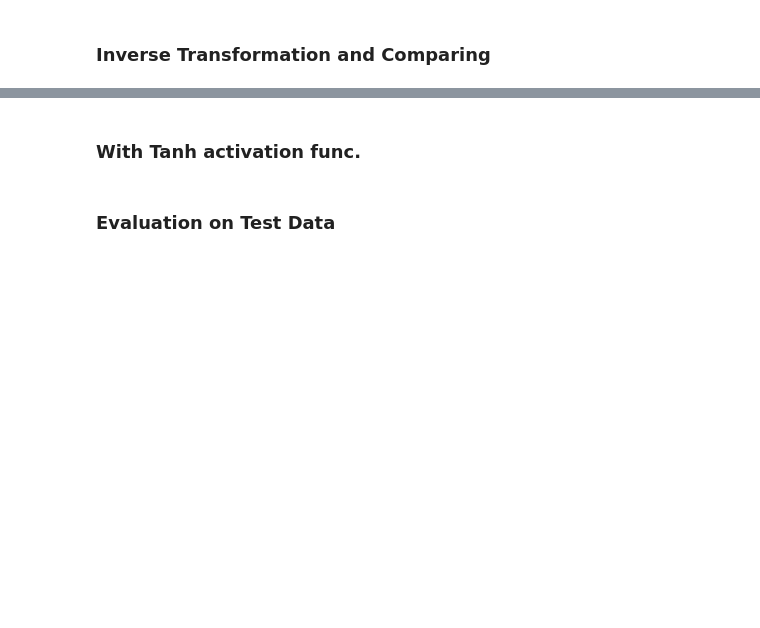
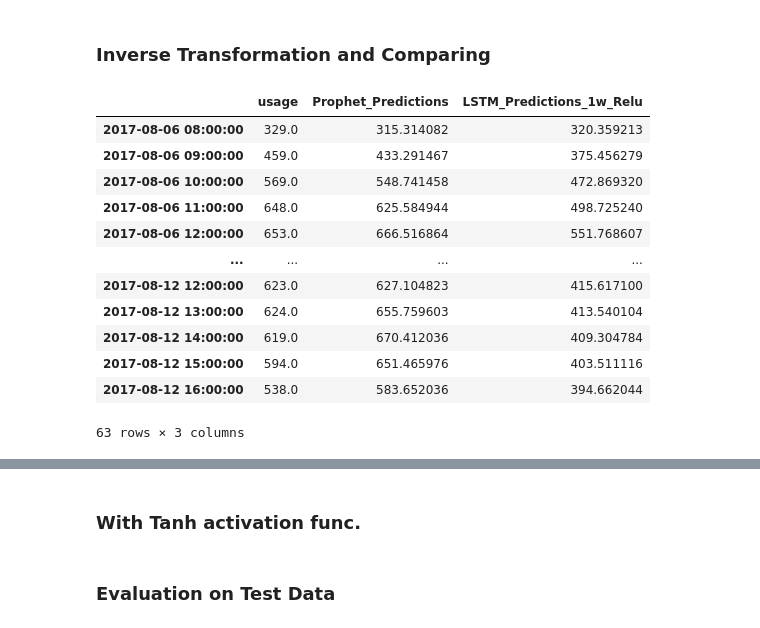
Before and after one commit to EmincanY/TimeSeriesModels-MunicipalityPredictions, a Jupyter notebook: Emincan_YILMAZ_interview.ipynb, the cells around one changed output, grey strips where cells are left out. Drawn from its saved outputs; the diff is of its cells as text; code cells hidden in the pictures; blank space fills up the shorter version.

```diff
--- a/Emincan_YILMAZ_interview.ipynb
+++ b/Emincan_YILMAZ_interview.ipynb
@@ -1482,11 +1553,11 @@ n_features = df_0_train_lstm_scaled.shape[1]
 # %%
 model = Sequential()
 
-model.add(Bidirectional(LSTM(32, activation = 'relu', return_sequences=True, input_shape = (length, n_features))))
+model.add(LSTM(128, activation = 'relu', return_sequences=True, input_shape = (length, n_features)))
+model.add(Dropout(0.5))
+model.add(LSTM(64, activation = 'relu', return_sequences=True))
 model.add(Dropout(0.3))
-model.add(LSTM(16, activation = 'relu', return_sequences=True))
-model.add(Dropout(0.2))
-model.add(LSTM(8, activation = 'relu'))
+model.add(LSTM(32, activation = 'relu'))
 model.add(Dropout(0.2))
 
 model.add(Dense(1))
@@ -1537,10 +1664,24 @@ for i in range(df_0_test_lstm_scaled.shape[0]):
 # %% [markdown]
 ### Inverse Transformation and Comparing
 # %%
-compare = df_0_test_lstm  # df_0_test_lstm[:length]
-compare['Prophet_Predictions'] = np.array(forecast_test_prop.yhat)
+compare_1w = df_0_test_1w_lstm
+compare_1w['Prophet_Predictions'] = np.array(forecast_test_1w_prop.yhat)
 
-predictions = scaler.inverse_transform(predictions_scaled)
-compare['LSTM_Predictions_Relu'] = predictions
-compare
+predictions = scaler.inverse_transform(predictions_1w_scaled)
+compare_1w['LSTM_Predictions_1w_Relu'] = predictions
+compare_1w
+# %% [output]
+|  | usage | Prophet_Predictions | LSTM_Predictions_1w_Relu |
+| 2017-08-06 08:00:00 | 329.0 | 315.314082 | 320.359213 |
+| 2017-08-06 09:00:00 | 459.0 | 433.291467 | 375.456279 |
+| 2017-08-06 10:00:00 | 569.0 | 548.741458 | 472.869320 |
+| 2017-08-06 11:00:00 | 648.0 | 625.584944 | 498.725240 |
+| 2017-08-06 12:00:00 | 653.0 | 666.516864 | 551.768607 |
+| ... | ... | ... | ... |
+| 2017-08-12 12:00:00 | 623.0 | 627.104823 | 415.617100 |
+| 2017-08-12 13:00:00 | 624.0 | 655.759603 | 413.540104 |
+| 2017-08-12 14:00:00 | 619.0 | 670.412036 | 409.304784 |
+| 2017-08-12 15:00:00 | 594.0 | 651.465976 | 403.511116 |
+| 2017-08-12 16:00:00 | 538.0 | 583.652036 | 394.662044 |
+63 rows × 3 columns
 # %%
```
Also changed, not shown: parts of 38 cells of this notebook.
